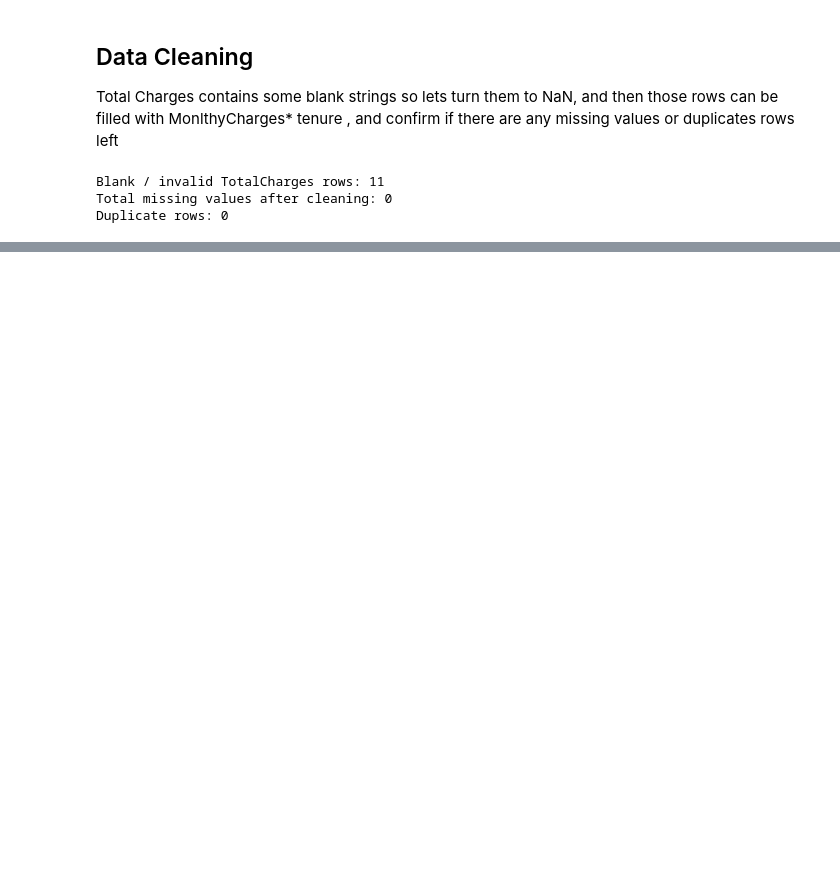
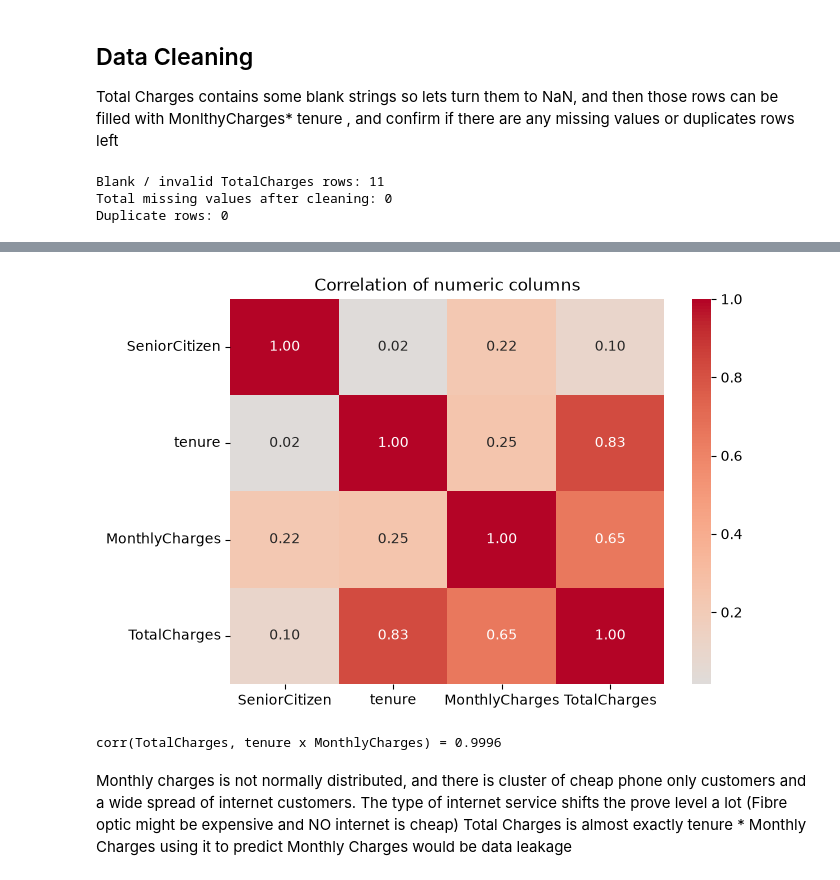
Before and after one commit to anojpradhan/learningDS, a Jupyter notebook: 01_linear_regression.ipynb, the cells around one changed output, grey strips where cells are left out. Drawn from its saved outputs; the diff is of its cells as text; code cells hidden in the pictures; blank space fills up the shorter version.

```diff
--- a/01_linear_regression.ipynb
+++ b/01_linear_regression.ipynb
@@ -122,0 +148,17 @@ Duplicate rows: 0
+# %%
+numeric_raw = df.select_dtypes(include="number")
+plt.figure(figsize=(7, 5))
+sns.heatmap(numeric_raw.corr(), annot=True, fmt=".2f", cmap="coolwarm", center=0)
+plt.title("Correlation of numeric columns")
+plt.show()
+
+# Is TotalCharges basically the target in disguise?
+leak_corr = np.corrcoef(df["TotalCharges"], df["tenure"] * df["MonthlyCharges"])[0, 1]
+print(f"corr(TotalCharges, tenure x MonthlyCharges) = {leak_corr:.4f}")
+# %% [output]
+[figure, added]
+corr(TotalCharges, tenure x MonthlyCharges) = 0.9996
+# %% [markdown]
+Monthly charges is not normally distributed, and there is cluster of cheap phone only customers and a wide spread of internet customers.
+The type of internet service shifts the prove level a lot (Fibre optic might be expensive and NO internet is cheap)
+Total Charges is almost exactly tenure * Monthly Charges using it to predict Monthly Charges would be data leakage
```
Also changed, not shown: parts of 2 cells of this notebook.
